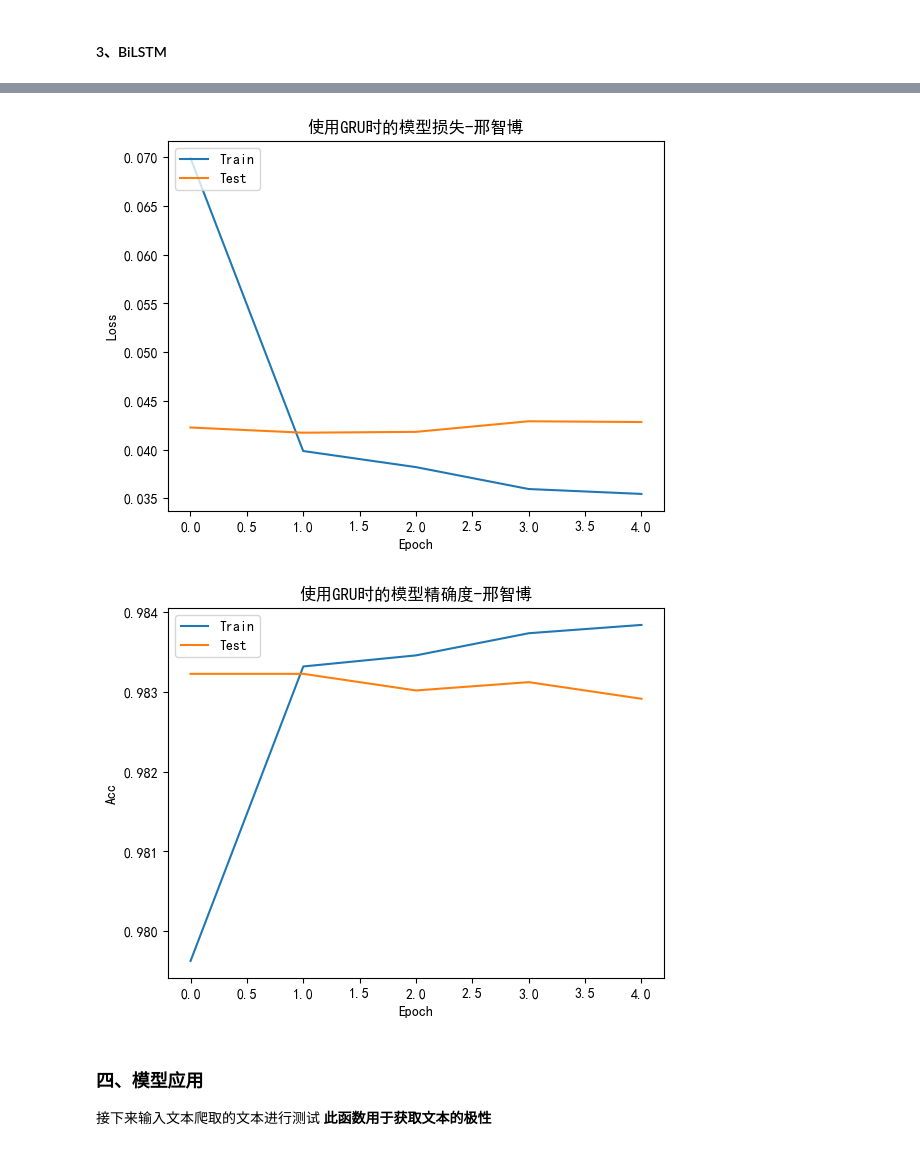
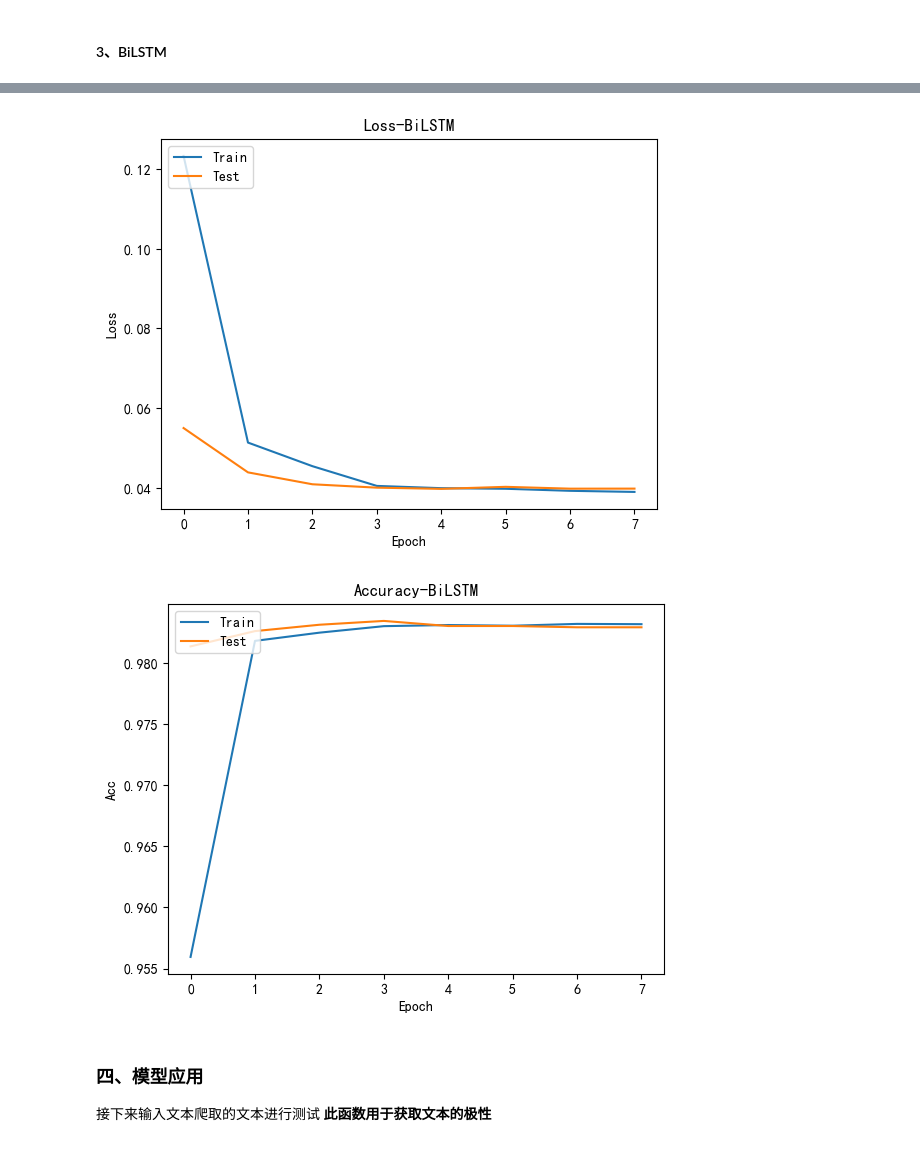
Before and after one commit to moonchildink/WeiboCommentEmotionAnalysis, a Jupyter notebook: process.ipynb, the cells around one changed output, grey strips where cells are left out. Drawn from its saved outputs; the diff is of its cells as text; code cells hidden in the pictures.

```diff
--- a/process.ipynb
+++ b/process.ipynb
@@ -355,7 +351,8 @@ model3.add(Embedding(MAX_WORDS,          # 50000
                     input_length=maxTokens,         # 输入字符串tokens的长度
                     trainable=False))
 layers3 = Bidirectional(LSTM(32,return_sequences=True))
-model3.add(layers1)
+model3.add(layers3)
+model3.add(Bidirectional(LSTM(64,return_sequences=True)))
 model3.add(LSTM(units=16, return_sequences = False))
 # %%
 model3.add(Dense(1, activation='sigmoid'))
@@ -417,7 +417,7 @@ reduce_lr = ReduceLROnPlateau(monitor='val_loss',
 # 定义回调函数
 callbacks = [
     earlystopping,
-    checkpoint,
+    # checkpoint,
     reduce_lr
 ]
 # %% [markdown]
@@ -588,27 +600,27 @@ Accuracy: 98.24%
 # %%
 
 plt.rcParams["font.sans-serif"] = ["SimHei"]  #设置字体
 plt.rcParams["axes.unicode_minus"] = False  #该语句解决图像中的“-”负号的乱码问题
 plt.plot(history3.history['loss'])
 plt.plot(history3.history['val_loss'])
 
-plt.title('使用GRU时的模型损失-邢智博')
+plt.title('Loss-BiLSTM')
 plt.ylabel('Loss')
 plt.xlabel('Epoch')
 plt.legend(['Train', 'Test'], loc='upper left')
 plt.show()
 # %% [output]
-[figure, old version]
+[figure, new version]
 # %%
 plt.plot(history3.history['accuracy'])
 plt.plot(history3.history['val_accuracy'])
-plt.title('使用GRU时的模型精确度-邢智博')
+plt.title('Accuracy-BiLSTM')
 plt.ylabel('Acc')
 plt.xlabel('Epoch')
 plt.legend(['Train', 'Test'], loc='upper left')
 plt.show()
 # %% [output]
-[figure, old version]
+[figure, new version]
 # %% [markdown]
 ### 四、模型应用
 接下来输入文本爬取的文本进行测试
```
Also changed, not shown: parts of 31 cells of this notebook, 4 other files.
